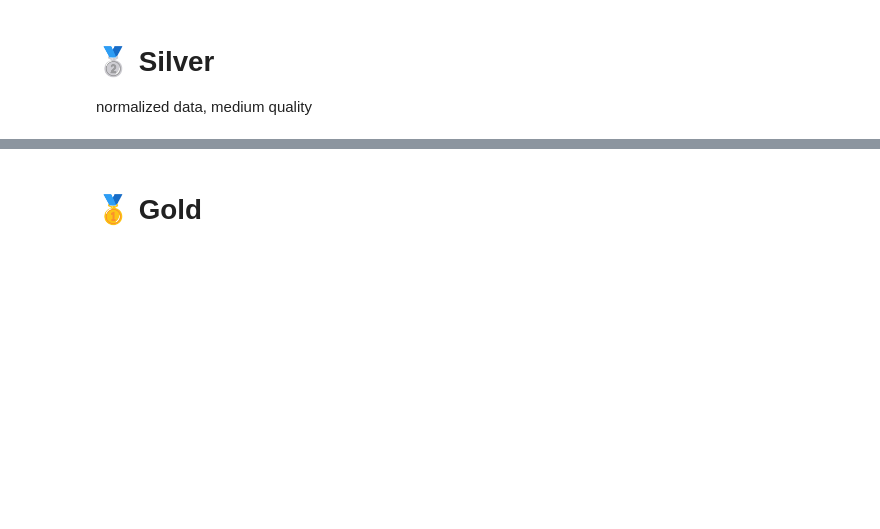
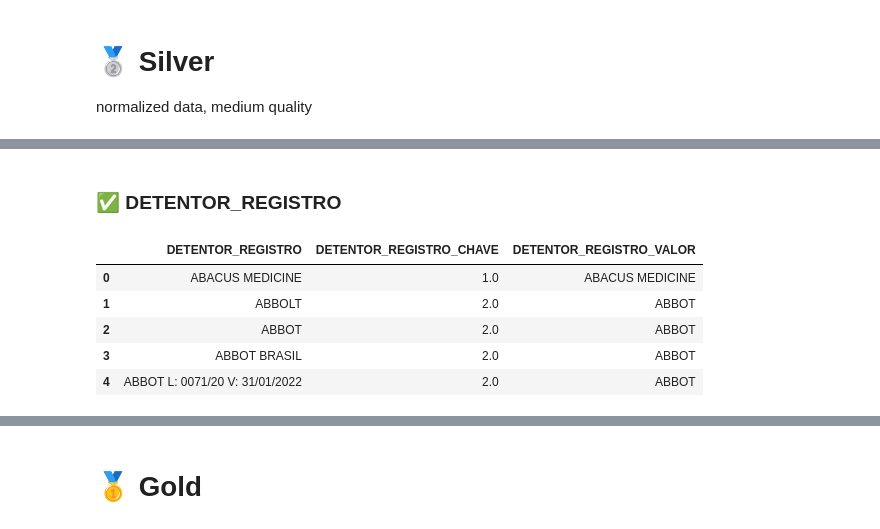
Before and after one commit to mlab-inf-ufrgs/vigimed, a Jupyter notebook: src/medicamentos/elt_fat_medicamentos.ipynb, the cells around one changed output, grey strips where cells are left out. Cells and saved outputs as stored; diff of their text form; code cells hidden in the pictures; blank space fills up the shorter version.

```diff
--- a/src/medicamentos/elt_fat_medicamentos.ipynb
+++ b/src/medicamentos/elt_fat_medicamentos.ipynb
@@ -406,0 +461,12 @@ dim_indicacao_meddra.head(10)
+# %% [markdown]
+### ✅ DETENTOR_REGISTRO
+# %%
+hist_dim_detentor_registro = pd.read_parquet(Path(project_root) / "data/02_silver/hist_dim_detentor_registro/hist_dim_detentor_registro.parquet")
+hist_dim_detentor_registro[['DETENTOR_REGISTRO','DETENTOR_REGISTRO_CHAVE', 'DETENTOR_REGISTRO_VALOR']].drop_duplicates().head()
+# %% [output]
+|  | DETENTOR_REGISTRO | DETENTOR_REGISTRO_CHAVE | DETENTOR_REGISTRO_VALOR |
+| 0 | ABACUS MEDICINE | 1.0 | ABACUS MEDICINE |
+| 1 | ABBOLT | 2.0 | ABBOT |
+| 2 | ABBOT | 2.0 | ABBOT |
+| 3 | ABBOT BRASIL | 2.0 | ABBOT |
+| 4 | ABBOT L: 0071/20 V: 31/01/2022 | 2.0 | ABBOT |
```
Also changed, not shown: parts of 109 cells of this notebook, 8 other files.
